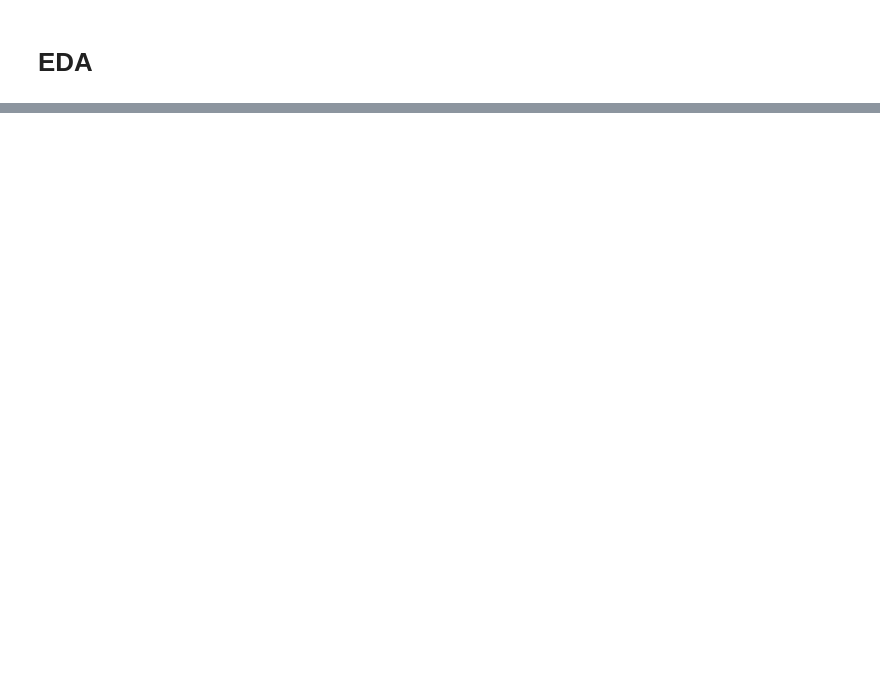
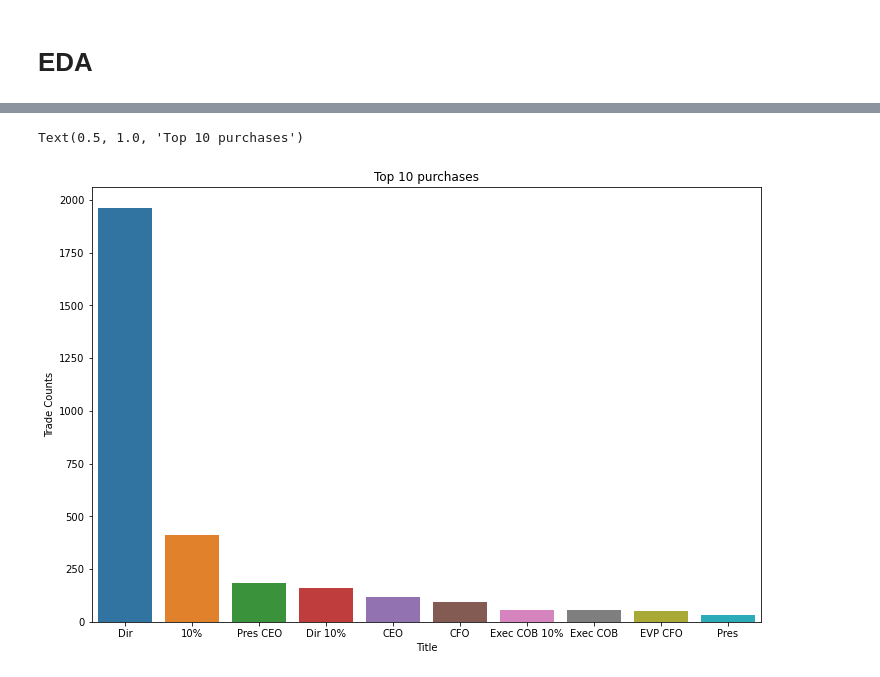
Before and after one commit to CassieCcL/Insider-trades, a Jupyter notebook: Insider-trades.ipynb, the cells around one changed output, grey strips where cells are left out. Cells and saved outputs as stored; diff of their text form; code cells hidden in the pictures; blank space fills up the shorter version.

```diff
--- a/Insider-trades.ipynb
+++ b/Insider-trades.ipynb
@@ -76,0 +87,3 @@ insider_type.head(10)
+# %%
+insider_purchase = insider_type[insider_type["Transaction Type"]=="P - Purchase"]
+insider_purchase.head()
@@ -76,0 +107,7 @@ insider_type.head(10)
+# %%
+plt.figure(figsize=(12,8))
+ax = sns.barplot(x="Title", y="Trade Counts", data=insider_purchase.sort_values(by="Trade Counts", ascending=False).head(10))
+plt.title("Top 10 purchases")
+# %% [output]
+Text(0.5, 1.0, 'Top 10 purchases')
+[figure, added]
```
Also changed, not shown: parts of 7 cells of this notebook.
